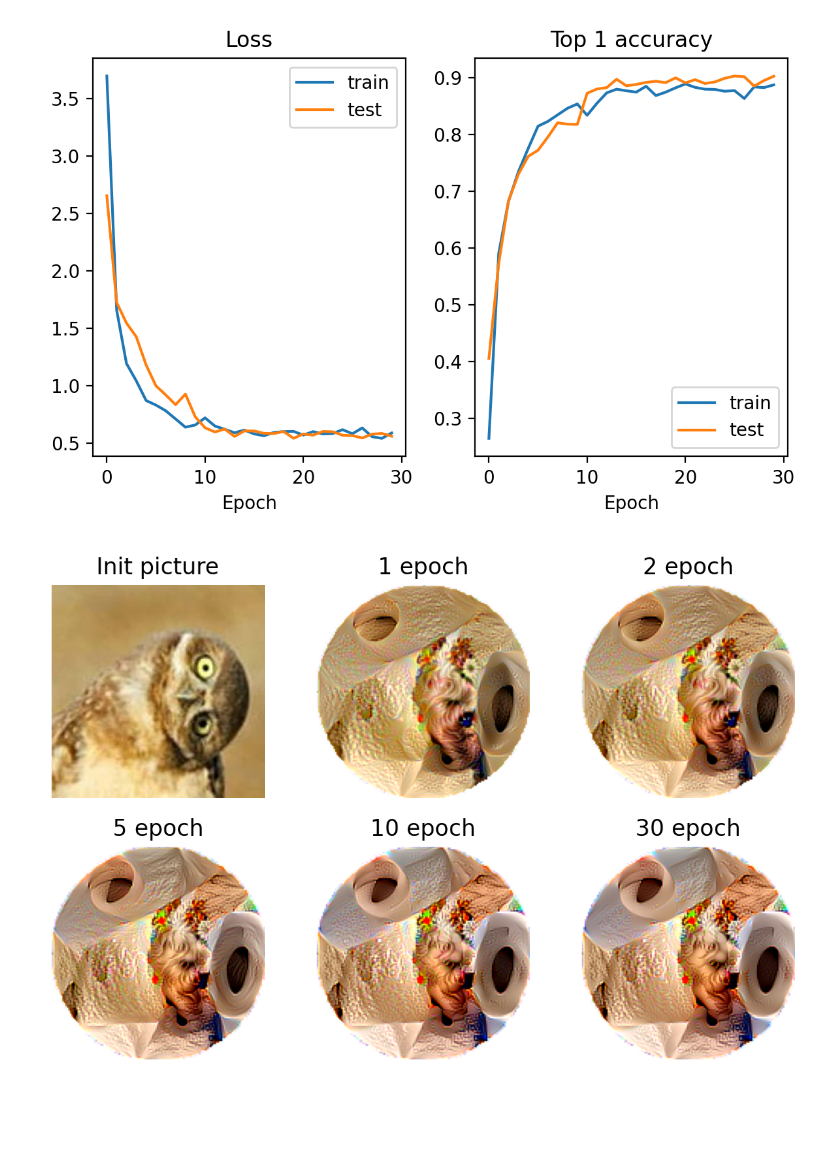
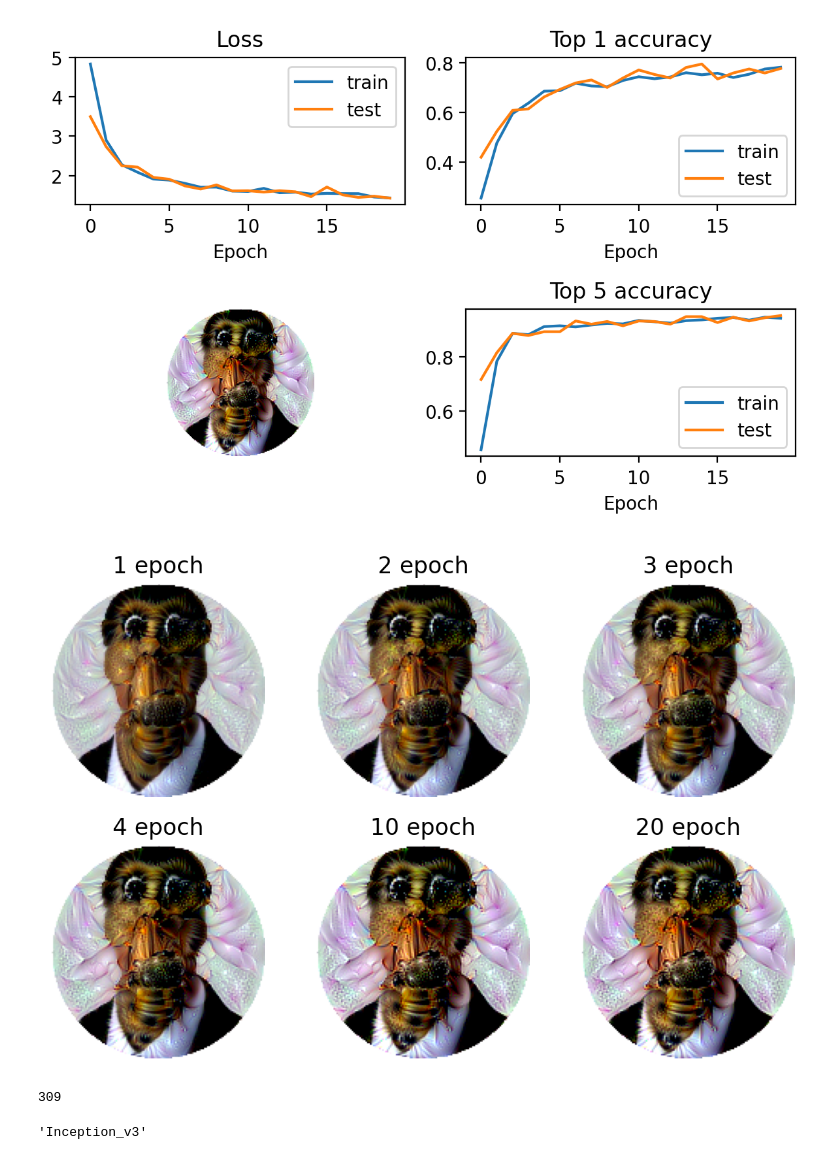
Before and after one commit to icyham/adv-patch, a Jupyter notebook: patch.ipynb, the cells around one changed output. Drawn from its saved outputs; the diff is of its cells as text; code cells hidden in the pictures; blank space fills up the shorter version.

```diff
--- a/patch.ipynb
+++ b/patch.ipynb
@@ -295,52 +218,64 @@ losses, top1_acc, top5_acc = train_patch(999, patchname='toilet_paper', savedir=
+# %%
+patchdir = Path("../Patches/rbee")
+patchname = "rbee"
+
+scores = train_patch(309, patchname, patchdir)
 # %%
-# patch = Image.open('./Patches/owlpatch_ep_59.png')
-fig, ax = plt.subplots(1,2, squeeze=False, dpi=200)
-for phase, ls in losses.items():
+fig, ax = plt.subplots(2,2, squeeze=False, dpi=200)
+for phase, ls in scores["running_loss"].items():
     ax[0][0].plot(ls, label=phase)
 ax[0][0].legend()
 ax[0][0].set_title('Loss')
 ax[0][0].set_xlabel('Epoch')
-# ax[1][0].axis('off')
-# ax[1][0].imshow(patch)
-for phase, ls in top1_acc.items():
+ax[1][0].axis('off')
+ax[1][0].imshow(pm.pil_patch)
+for phase, ls in scores['top1'].items():
     ax[0][1].plot(ls, label=phase)
 ax[0][1].legend()
 ax[0][1].set_title('Top 1 accuracy')
 ax[0][1].set_xlabel('Epoch')
-# for phase, ls in top5_acc.items():
-#     ax[1][1].plot(ls, label=phase)
-# ax[1][1].legend()
-# ax[1][1].set_title('Top 5 accuracy')
-# ax[1][1].set_xlabel('Epoch')
+for phase, ls in scores['top5'].items():
+    ax[1][1].plot(ls, label=phase)
+ax[1][1].legend()
+ax[1][1].set_title('Top 5 accuracy')
+ax[1][1].set_xlabel('Epoch')
 fig.tight_layout()
 # %% [output]
-[figure, old version]
+[figure, new version]
 # %%
-init = Image.open('./owl.png')
-def owlpatch(i):
-    return Image.open(f'./Patches/toilet_paper_ep_{i}.png')
+def epoch_patch(i):
+    return Image.open(patchdir/f"{patchname}_ep_{i}.png")
 
 fig, ax = plt.subplots(2,3, squeeze=False, dpi=200)
-pis = [1, 1, 2, 5, 10, 30]
+pis = [1, 2, 3, 4, 10, 20]
 cur_i = 0
 for a in ax:
     for x in a:
         x.axis('off')
         x.set_title(f'{pis[cur_i]} epoch')
-        x.imshow(owlpatch(pis[cur_i]-1))
+        x.imshow(epoch_patch(pis[cur_i]-1))
         cur_i += 1
 
-ax[0,0].set_title('Init picture')
-ax[0,0].imshow(init)
+# ax[0,0].set_title('Init picture')
+# ax[0,0].imshow(init)
 
 fig.tight_layout()
 # %% [output]
-[figure, old version]
+[figure, new version]
+# %%
+trainset.classes.index(('bee',),)
+# %% [output]
+309
 # %%
-pm = PatchMaker(mean, std)
-pm.patch_init(to_tensor(patch))
-pm.set_transforms(rotate_angle=(-180, 180), shear=(0, 0.1), size_by_im=(0.1, 0.15))
-netname, net = ensemble[4]
-pm.net_init(net)
+pm_test = PatchMaker(mean, std, device=device)
+
+patch = Image.open(patchdir/f"{patchname}_ep_19.png")
+pm_test.set_patch(to_tensor(patch))
+pm_test.set_transforms(rotate_angle=(-180, 180), shear=(0, 0.1), size_by_im=(0.1, 0.1))
+modelname, model = ensemble[2]
+model = model.to(device)
+modelname
+# %% [output]
+'Inception_v3'
 # %%
 it = iter(dataloader(trainset, 1))
```
Also changed, not shown: parts of 16 cells of this notebook, 3 other files.
